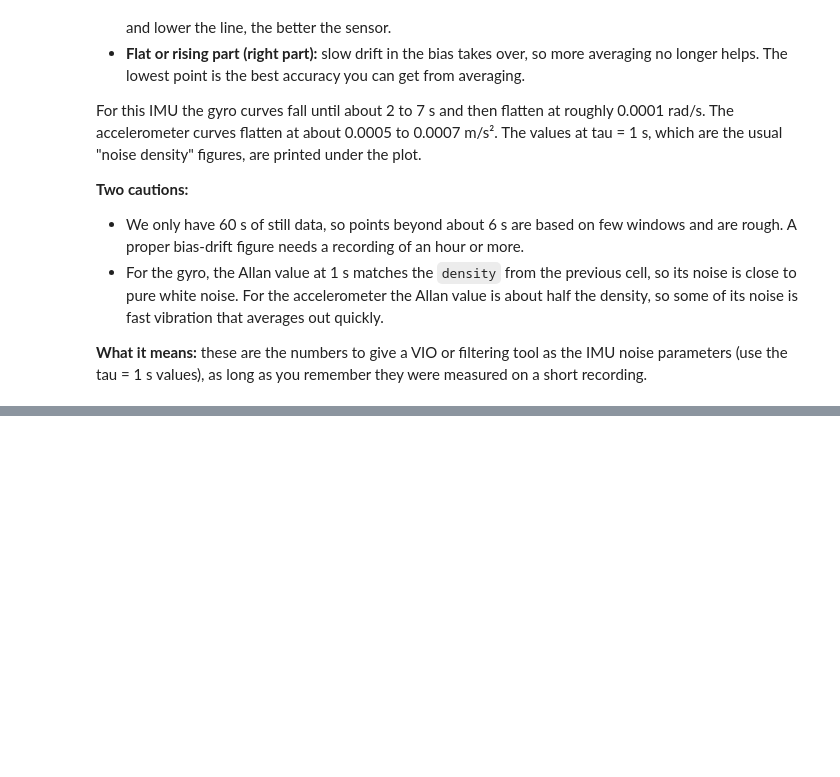
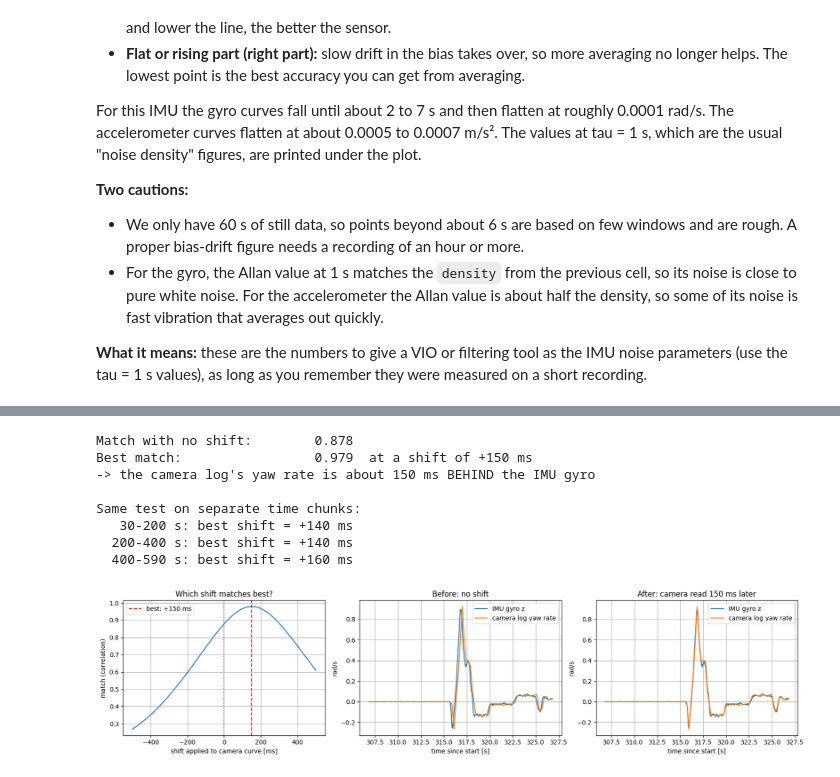
Before and after one commit to Coolguy4123/ASL_VIO, a Jupyter notebook: DataPreprocess.ipynb, the cells around one changed output, grey strips where cells are left out. Drawn from its saved outputs; the diff is of its cells as text; code cells hidden in the pictures; blank space fills up the shorter version.

```diff
--- a/DataPreprocess.ipynb
+++ b/DataPreprocess.ipynb
@@ -521,0 +570,71 @@ These values are for this episode. They come from one 60 s still stretch, so tre
+# %%
+# ---- Step 3b: is the camera log's vehicle data late compared to the IMU? ------------
+# The camera log stores `yaw_rate_rps`: how fast the vehicle is turning. The IMU
+# gyroscope z-axis measures the same thing. If the two clocks line up, the curves
+# should rise and fall at the same moments. If one is late, we can measure by how much.
+#
+# Method: slide one curve in time and see where the two curves match best.
+
+# Work on the first driving period (before the IMU gap), where the vehicle is moving.
+period = imu[(imu["t_s"] > SKIP_START_S) & (imu["t_s"] < 590)]
+t = period["t_s"].values
+
+# Gyro z, lightly smoothed (average of 0.2 s) to remove the fast jitter.
+gyro_z = period["angular_velocity_z"].rolling(20, center=True, min_periods=1).mean().values
+
+def camera_yaw_at(times):
+    """Camera yaw rate, linearly interpolated at the given times."""
+    return np.interp(times, cam["t_s"].values, cam["yaw_rate_rps"].values)
+
+# Try shifts from -0.5 s to +0.5 s. For each shift, read the camera curve at (t + shift)
+# and measure how well it matches the gyro (correlation: 1 = identical shape).
+shifts_s = np.arange(-0.5, 0.501, 0.01)
+match = np.array([np.corrcoef(gyro_z, camera_yaw_at(t + s))[0, 1] for s in shifts_s])
+
+yaw_shift_s = shifts_s[match.argmax()]
+match_at_zero = match[np.argmin(np.abs(shifts_s))]
+print(f"Match with no shift:        {match_at_zero:.3f}")
+print(f"Best match:                 {match.max():.3f}  at a shift of {yaw_shift_s * 1000:+.0f} ms")
+print(f"-> the camera log's yaw rate is about {yaw_shift_s * 1000:.0f} ms BEHIND the IMU gyro")
+
+# Check that the answer holds in different parts of the recording.
+print("\nSame test on separate time chunks:")
+for start, end in [(30, 200), (200, 400), (400, 590)]:
+    chunk = (t > start) & (t < end)
+    scores = [np.corrcoef(gyro_z[chunk], camera_yaw_at(t[chunk] + s))[0, 1] for s in shifts_s]
+    print(f"  {start:3d}-{end:3d} s: best shift = {shifts_s[np.argmax(scores)] * 1000:+4.0f} ms")
+
+# ---- Plots ---------------------------------------------------------------------------
+fig, axes = plt.subplots(1, 3, figsize=(16, 4))
+
+# (1) How good is the match for each shift? We want a clear peak.
+axes[0].plot(shifts_s * 1000, match)
+axes[0].axvline(yaw_shift_s * 1000, color="red", ls="--", label=f"best: {yaw_shift_s * 1000:+.0f} ms")
+axes[0].axvline(0, color="gray", ls=":")
+axes[0].set_xlabel("shift applied to camera curve [ms]")
+axes[0].set_ylabel("match (correlation)")
+axes[0].set_title("Which shift matches best?")
+axes[0].legend()
+
+# (2) and (3): a 20 s zoom around the biggest turn, before and after the shift.
+peak_time = t[np.abs(gyro_z).argmax()]
+zoom = (t > peak_time - 10) & (t < peak_time + 10)
+for ax, shift, title in [(axes[1], 0.0, "Before: no shift"), (axes[2], yaw_shift_s, f"After: camera read {yaw_shift_s * 1000:.0f} ms later")]:
+    ax.plot(t[zoom], gyro_z[zoom], label="IMU gyro z")
+    ax.plot(t[zoom], camera_yaw_at(t[zoom] + shift), label="camera log yaw rate")
+    ax.set_xlabel("time since start [s]")
+    ax.set_ylabel("rad/s")
+    ax.set_title(title)
+    ax.legend()
+plt.tight_layout()
+plt.show()
+# %% [output]
+Match with no shift:        0.878
+Best match:                 0.979  at a shift of +150 ms
+-> the camera log's yaw rate is about 150 ms BEHIND the IMU gyro
+
+Same test on separate time chunks:
+   30-200 s: best shift = +140 ms
+  200-400 s: best shift = +140 ms
+  400-590 s: best shift = +160 ms
+[figure, added]
```
Also changed, not shown: parts of 20 cells of this notebook.
